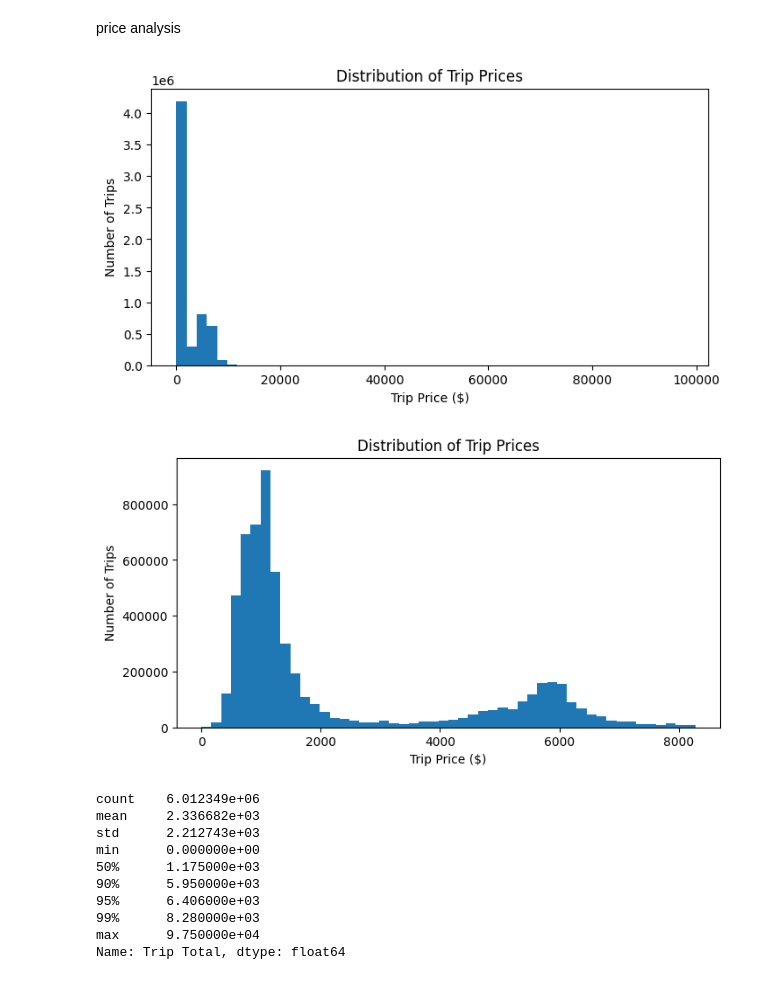
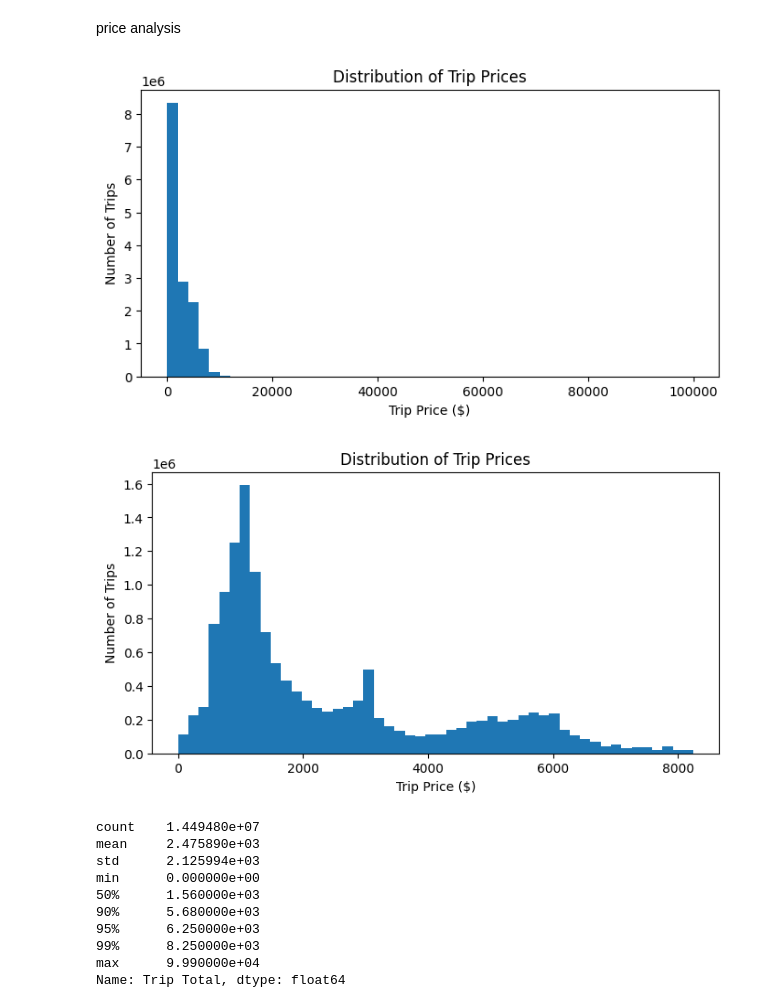
Before and after one commit to larissatheilmann/AAA_Project_Group7, a Jupyter notebook: notebooks/2.2 DescriptiveAnalysisTemporal.ipynb, the cells around one changed output. Cells and saved outputs as stored; diff of their text form; code cells hidden in the pictures.

Commit message:
markdown in data prep and temporal analysis

```diff
--- a/notebooks/2.2 DescriptiveAnalysisTemporal.ipynb
+++ b/notebooks/2.2 DescriptiveAnalysisTemporal.ipynb
@@ -38,22 +56,25 @@ memory usage: 2.4 GB
 # %%
-taxi_data_processed["date"] = taxi_data_processed["Pickup Hour"].dt.date
+#create temporal features
+taxi_data["date"] = taxi_data["Trip Start Timestamp"].dt.date
 
-taxi_data_processed['month'] = taxi_data_processed['Pickup Hour'].dt.month
+taxi_data["year"] = taxi_data["Trip Start Timestamp"].dt.year
 
-taxi_data_processed["hour"] = taxi_data_processed["Pickup Hour"].dt.hour
+taxi_data["month"] = taxi_data["Trip Start Timestamp"].dt.month
 
-weekday_order = [
-    "Monday",
-    "Tuesday",
-    "Wednesday",
-    "Thursday",
-    "Friday",
-    "Saturday",
-    "Sunday"
-]
+taxi_data["week"] = taxi_data["Trip Start Timestamp"].dt.isocalendar().week
+taxi_data["weekday_name"] = taxi_data["Trip Start Timestamp"].dt.day_name()
+taxi_data["is_weekend"] = taxi_data["weekday_name"].isin(["Saturday", "Sunday"])
 
-taxi_data_processed["weekday"] = pd.Categorical(
-    taxi_data_processed["Pickup Hour"].dt.day_name(),
-    categories=weekday_order,
-    ordered=True
+taxi_data["hour"] = taxi_data["Trip Start Timestamp"].dt.hour
+
+#trip duration in minutes
+taxi_data["Trip Minutes"] = taxi_data["Trip Seconds"] / 60
+
+#average speed (mph)
+taxi_data["average_speed"] = np.where(
+    taxi_data["Trip Seconds"] > 0,
+    taxi_data["Trip Miles"] / (taxi_data["Trip Seconds"] / 3600),
+    np.nan,
 )
+
+taxi_data
@@ -230,7 +407,7 @@ price analysis
 plt.figure(figsize=(8,4))
 
 plt.hist(
-    taxi_data_processed["Trip Total"],
+    taxi_data["Trip Total"],
     bins=50
 )
 
@@ -240,41 +417,41 @@ plt.ylabel("Number of Trips")
 
 plt.show()
 # %% [output]
-[figure, old version]
+[figure, new version]
 # %%
-fare_99 = taxi_data_processed["Trip Total"].quantile(0.99)
+fare_99 = taxi_data["Trip Total"].quantile(0.99)
 
 plt.figure(figsize=(8,4))
 
 plt.hist(
-    taxi_data_processed.loc[
-        taxi_data_processed["Trip Total"] <= fare_99,
+    taxi_data.loc[
+        taxi_data["Trip Total"] <= fare_99,
         "Trip Total"
     ],
     bins=50
 )
 
 plt.title("Distribution of Trip Prices")
 plt.xlabel("Trip Price ($)")
 plt.ylabel("Number of Trips")
 
 plt.show()
 # %% [output]
-[figure, old version]
+[figure, new version]
 # %%
-taxi_data_processed["Trip Total"].describe(
+taxi_data["Trip Total"].describe(
     percentiles=[0.5,0.9,0.95,0.99]
 )
 # %% [output]
-count    6.012349e+06
-mean     2.336682e+03
-std      2.212743e+03
+count    1.449480e+07
+mean     2.475890e+03
+std      2.125994e+03
 min      0.000000e+00
-50%      1.175000e+03
-90%      5.950000e+03
-95%      6.406000e+03
-99%      8.280000e+03
-max      9.750000e+04
+50%      1.560000e+03
+90%      5.680000e+03
+95%      6.250000e+03
+99%      8.250000e+03
+max      9.990000e+04
 Name: Trip Total, dtype: float64
 # %%
 hourly_avg_price = (
```
Also changed, not shown: parts of 33 cells of this notebook.
